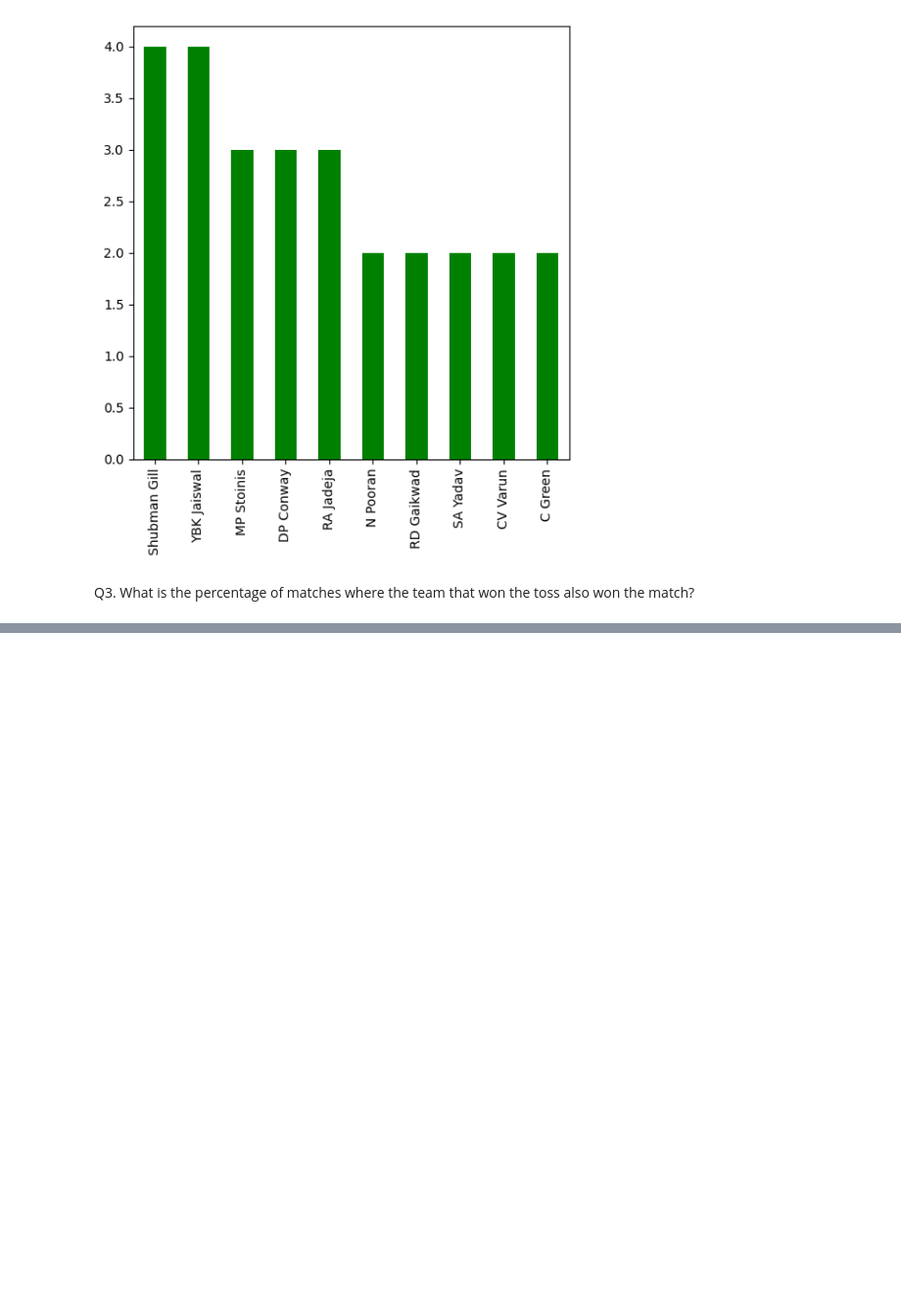
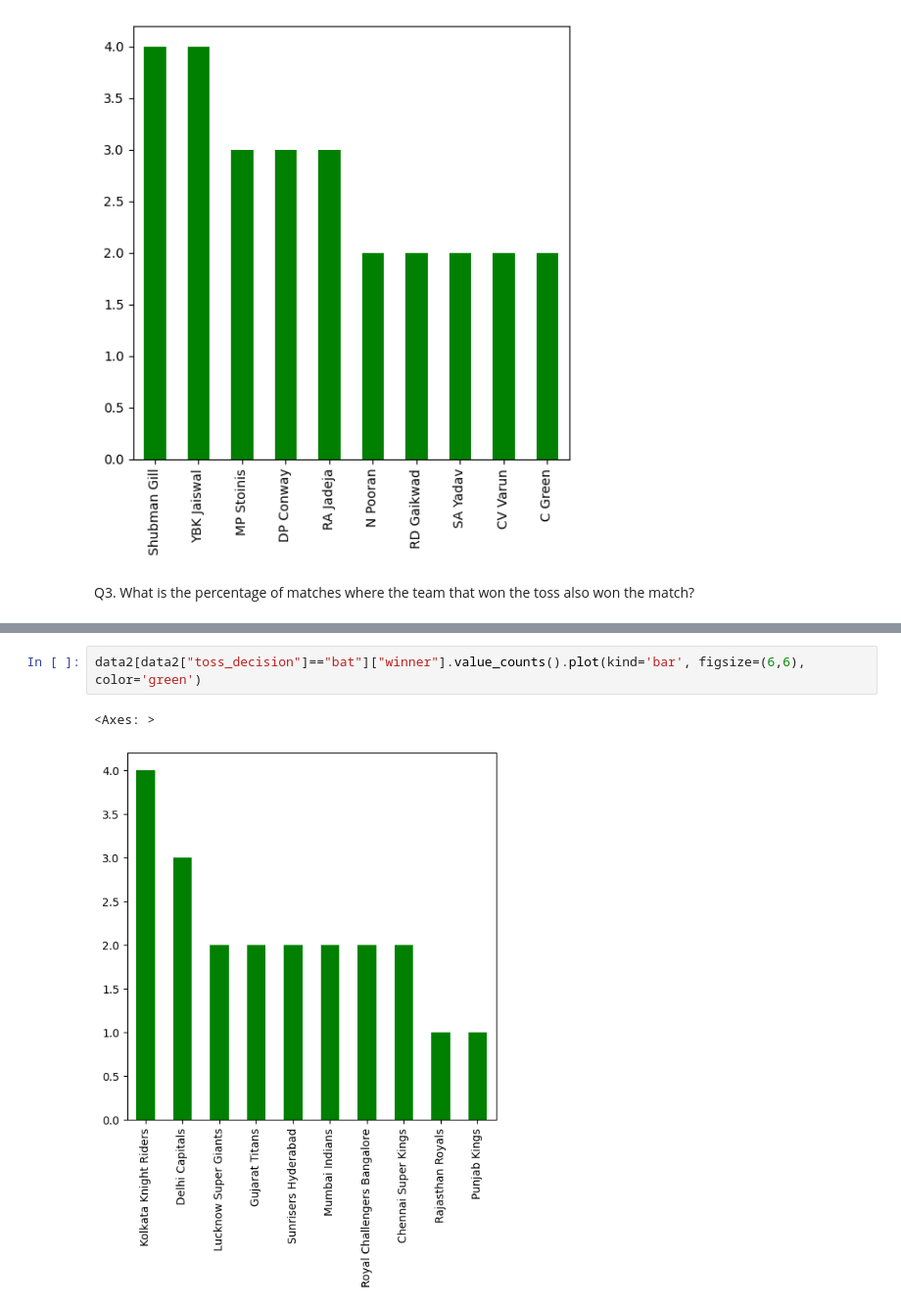
Before and after one commit to Rounak396/ipl_score_prediction_and_analysis, a Jupyter notebook: 2. 2023 IPL Data Analysis/1.ipl_2023_ball_by_ball_analysis.ipynb, the cells around one changed output, grey strips where cells are left out. Shown at 98% size. Saved outputs shown, nothing was run; the diff lists cells and outputs as text; blank space fills up the shorter version.

```diff
--- a/2. 2023 IPL Data Analysis/1.ipl_2023_ball_by_ball_analysis.ipynb
+++ b/2. 2023 IPL Data Analysis/1.ipl_2023_ball_by_ball_analysis.ipynb
@@ -304,0 +339,5 @@ Q3. What is the percentage of matches where the team that won the toss also won
+# %%
+data2[data2["toss_decision"]=="bat"]["winner"].value_counts().plot(kind='bar', figsize=(6,6), color='green')
+# %% [output]
+<Axes: >
+[figure, added]
```
Also changed, not shown: parts of 8 cells of this notebook.
